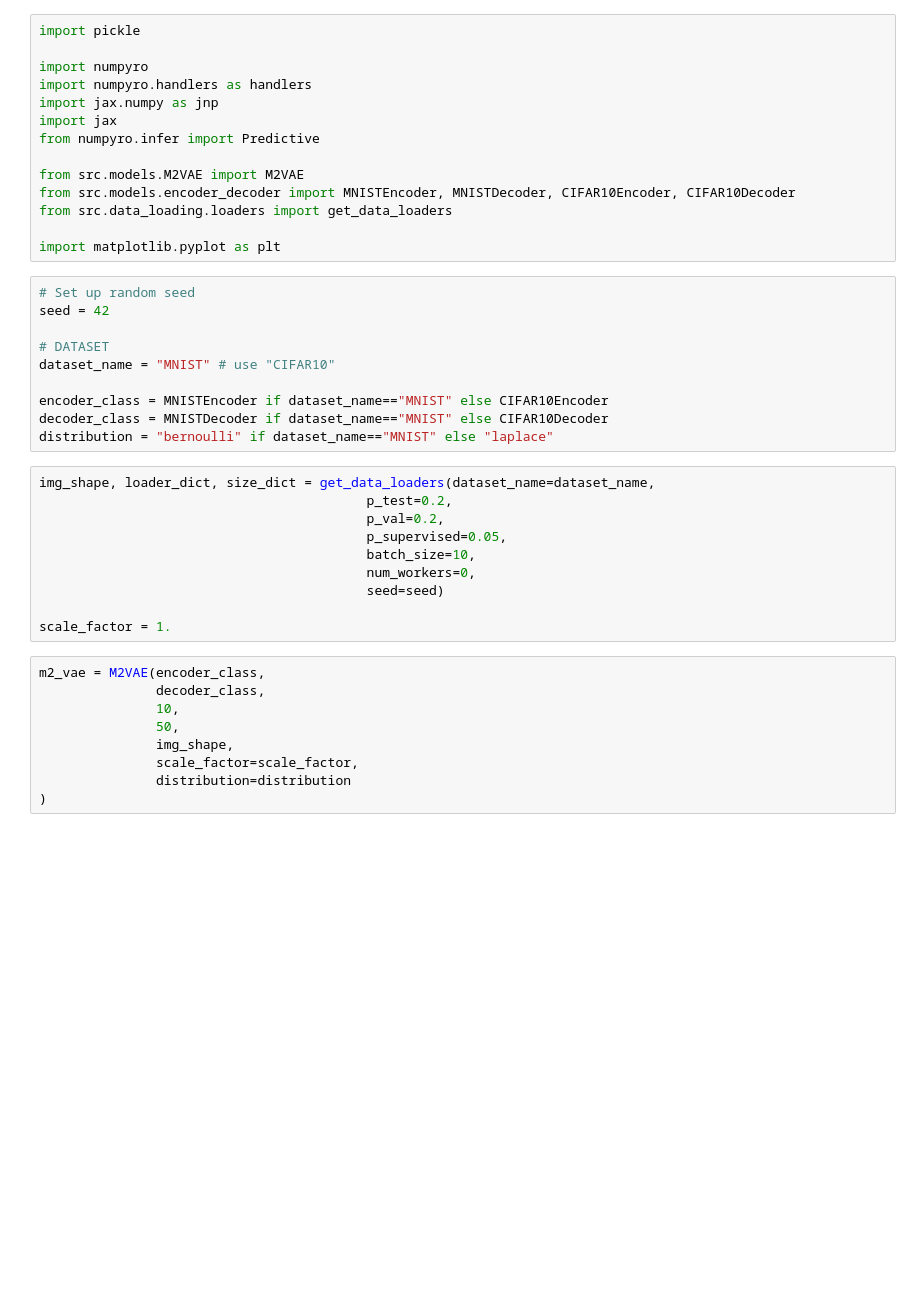
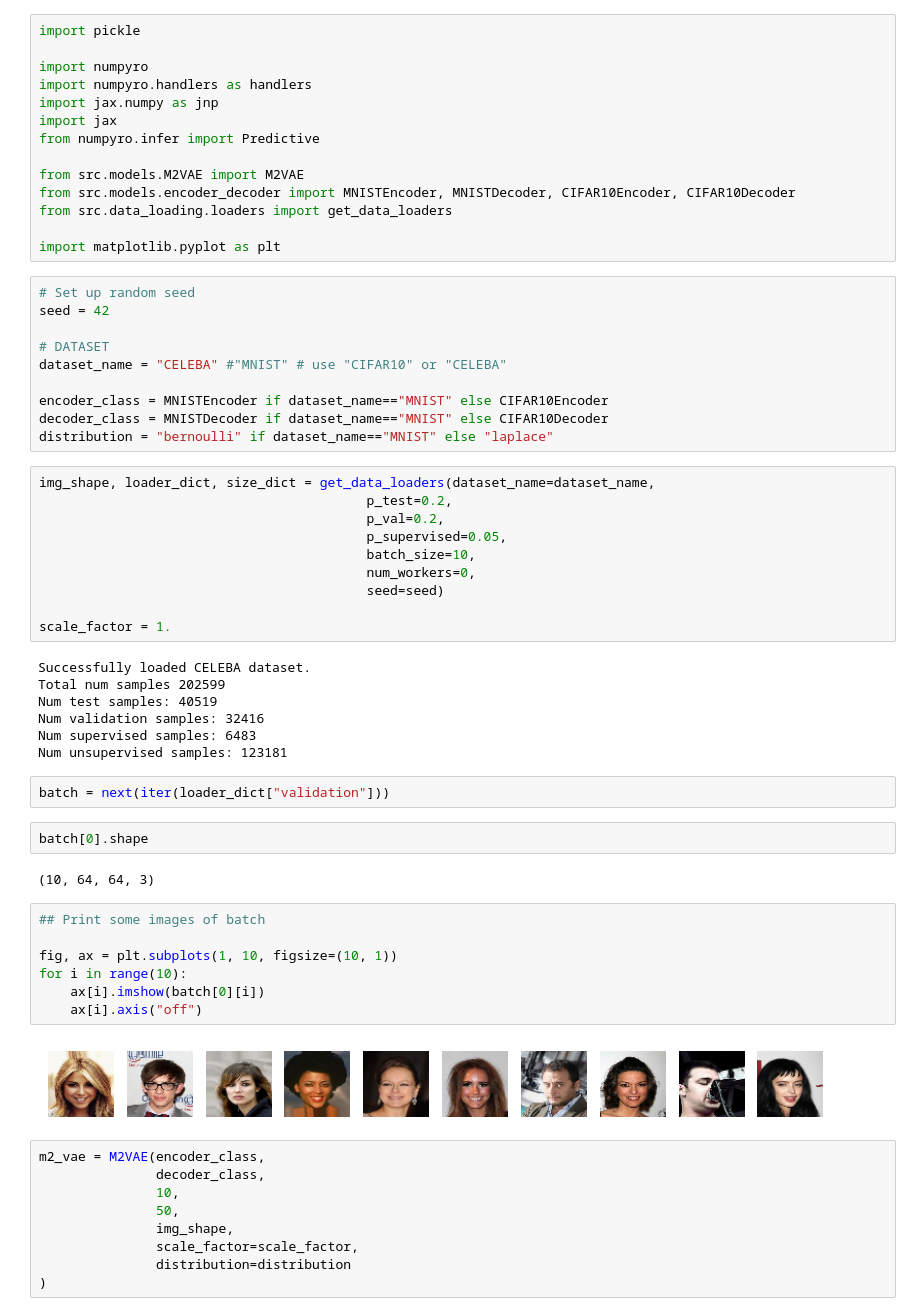
Before and after one commit to MattX20/CCVAE_Jax, a Jupyter notebook: test.ipynb, the cells around one changed output. Drawn from its saved outputs; the diff is of its cells as text; blank space fills up the shorter version.

```diff
--- a/test.ipynb
+++ b/test.ipynb
@@ -17,7 +17,7 @@ import matplotlib.pyplot as plt
 seed = 42
 
 # DATASET
-dataset_name = "MNIST" # use "CIFAR10"
+dataset_name = "CELEBA" #"MNIST" # use "CIFAR10" or "CELEBA"
 
 encoder_class = MNISTEncoder if dataset_name=="MNIST" else CIFAR10Encoder
 decoder_class = MNISTDecoder if dataset_name=="MNIST" else CIFAR10Decoder
@@ -32,6 +32,28 @@ img_shape, loader_dict, size_dict = get_data_loaders(dataset_name=dataset_name,
                                           seed=seed)
 
 scale_factor = 1.
+# %% [output]
+Successfully loaded CELEBA dataset.
+Total num samples 202599
+Num test samples: 40519
+Num validation samples: 32416
+Num supervised samples: 6483
+Num unsupervised samples: 123181
+# %%
+batch = next(iter(loader_dict["validation"]))
+# %%
+batch[0].shape
+# %% [output]
+(10, 64, 64, 3)
+# %%
+## Print some images of batch
+
+fig, ax = plt.subplots(1, 10, figsize=(10, 1))
+for i in range(10):
+    ax[i].imshow(batch[0][i])
+    ax[i].axis("off")
+# %% [output]
+[figure, added]
 # %%
 m2_vae = M2VAE(encoder_class,
                decoder_class,
```
Also changed, not shown: 14 other files.
